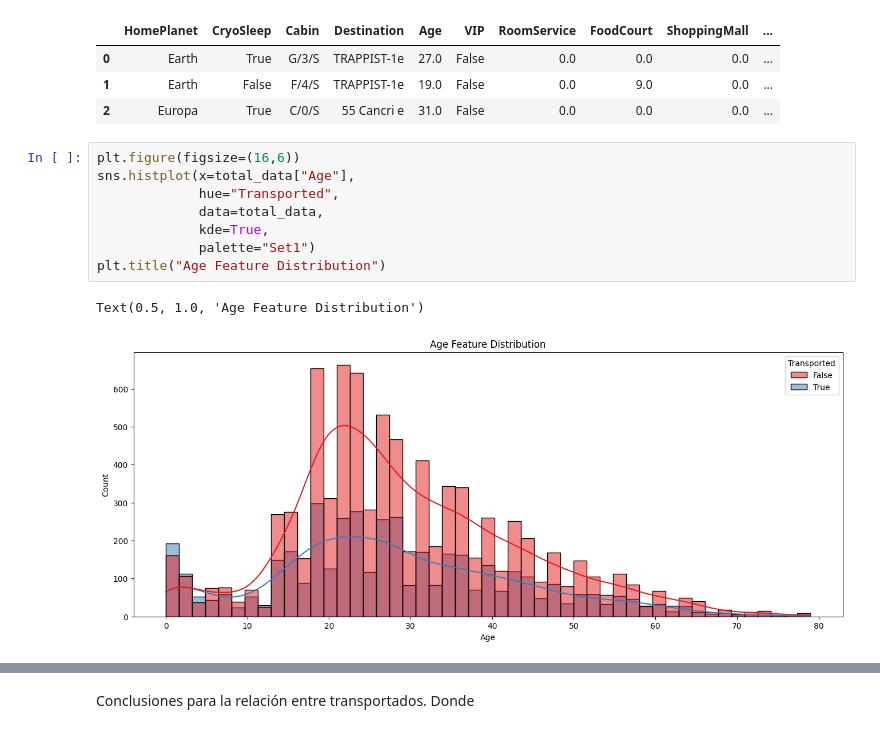
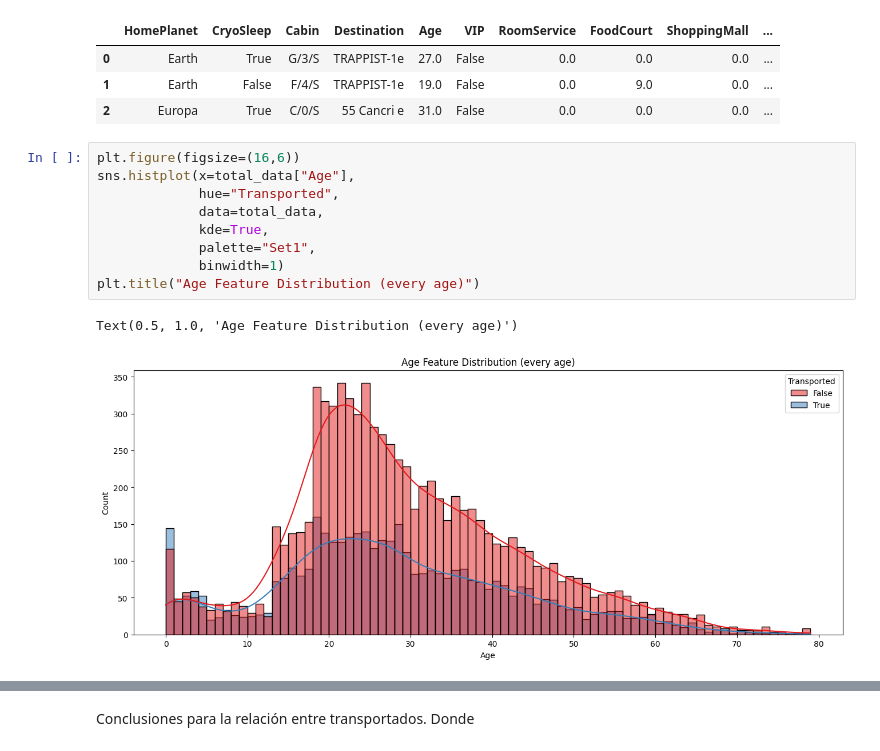
Before and after one commit to FEFO2/Spaceship-titanic, a Jupyter notebook: src/EDA2.ipynb, the cells around one changed output, grey strips where cells are left out. Drawn from its saved outputs; the diff is of its cells as text.

```diff
--- a/src/EDA2.ipynb
+++ b/src/EDA2.ipynb
@@ -39,11 +39,12 @@ total_data.head(3)
 # %%
 plt.figure(figsize=(16,6))
 sns.histplot(x=total_data["Age"],
              hue="Transported",
              data=total_data,
              kde=True,
-             palette="Set1")
-plt.title("Age Feature Distribution")
+             palette="Set1",
+             binwidth=1)
+plt.title("Age Feature Distribution (every age)")
 # %% [output]
-Text(0.5, 1.0, 'Age Feature Distribution')
+Text(0.5, 1.0, 'Age Feature Distribution (every age)')
-[figure, old version]
+[figure, new version]
```
Also changed, not shown: parts of 3 cells of this notebook, 1 other file.
